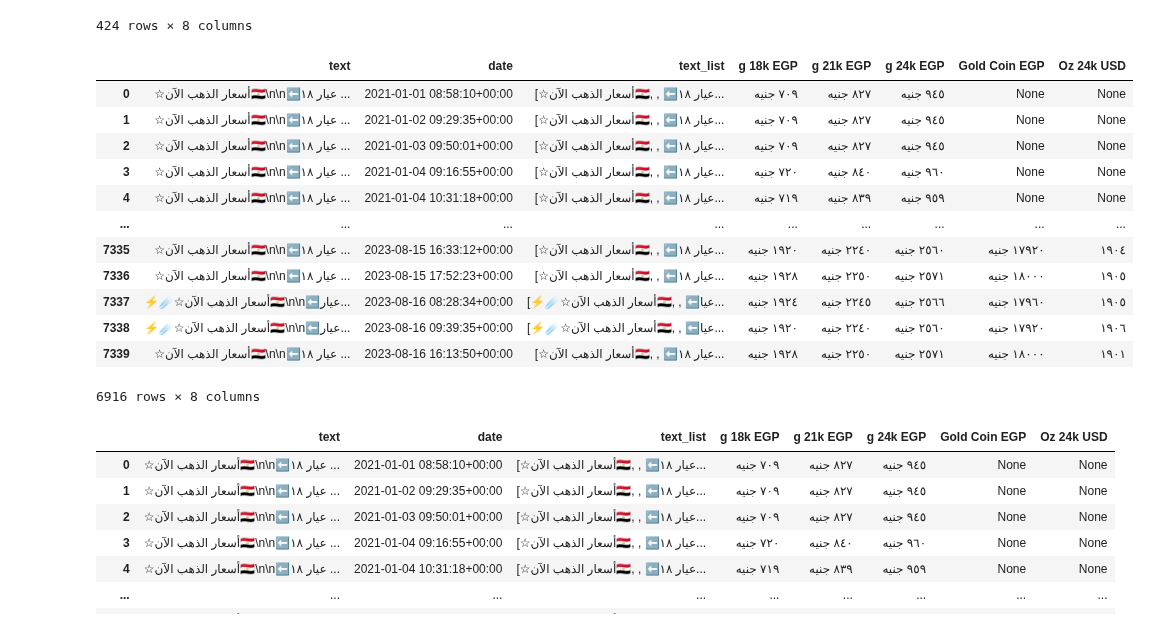
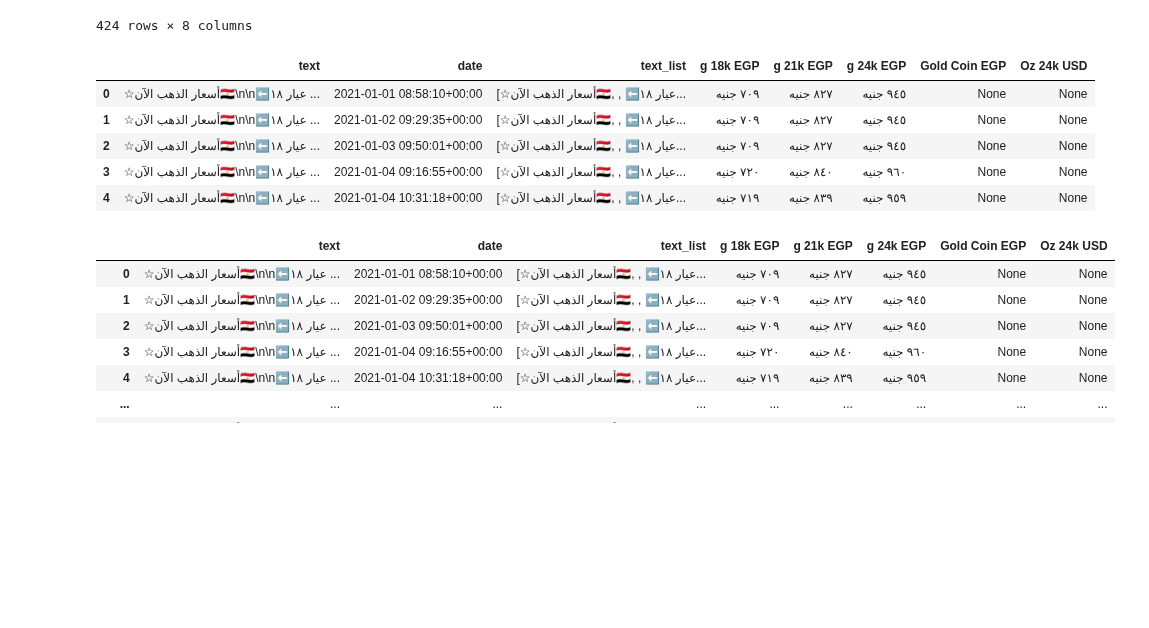
Before and after one commit to hkafrawi/Gold-USD-EGP-Analysis, a Jupyter notebook: understanding-usd-price-through-gold.ipynb, the cells around one changed output. Cells and saved outputs as stored; diff of their text form; code cells hidden in the pictures; blank space fills up the shorter version.

```diff
--- a/understanding-usd-price-through-gold.ipynb
+++ b/understanding-usd-price-through-gold.ipynb
@@ -204,21 +211,14 @@ dfv4[dfv4['g 18k EGP'].isnull()]
 # %%
 dfv5 = dfv4.drop(dfv4[dfv4['g 18k EGP'].isnull()].index,axis=0)
 # %%
-dfv5
+dfv5.head()
 # %% [output]
 |  | text | date | text_list | g 18k EGP | g 21k EGP | g 24k EGP | Gold Coin EGP | Oz 24k USD |
 | 0 | ☆أسعار الذهب الآن🇪🇬\n\n⬅️عيار ١٨ ... | 2021-01-01 08:58:10+00:00 | [☆أسعار الذهب الآن🇪🇬, , ⬅️عيار ١٨... | ٧٠٩ جنيه | ٨٢٧ جنيه | ٩٤٥ جنيه | None | None |
 | 1 | ☆أسعار الذهب الآن🇪🇬\n\n⬅️عيار ١٨ ... | 2021-01-02 09:29:35+00:00 | [☆أسعار الذهب الآن🇪🇬, , ⬅️عيار ١٨... | ٧٠٩ جنيه | ٨٢٧ جنيه | ٩٤٥ جنيه | None | None |
 | 2 | ☆أسعار الذهب الآن🇪🇬\n\n⬅️عيار ١٨ ... | 2021-01-03 09:50:01+00:00 | [☆أسعار الذهب الآن🇪🇬, , ⬅️عيار ١٨... | ٧٠٩ جنيه | ٨٢٧ جنيه | ٩٤٥ جنيه | None | None |
 | 3 | ☆أسعار الذهب الآن🇪🇬\n\n⬅️عيار ١٨ ... | 2021-01-04 09:16:55+00:00 | [☆أسعار الذهب الآن🇪🇬, , ⬅️عيار ١٨... | ٧٢٠ جنيه | ٨٤٠ جنيه | ٩٦٠ جنيه | None | None |
 | 4 | ☆أسعار الذهب الآن🇪🇬\n\n⬅️عيار ١٨ ... | 2021-01-04 10:31:18+00:00 | [☆أسعار الذهب الآن🇪🇬, , ⬅️عيار ١٨... | ٧١٩ جنيه | ٨٣٩ جنيه | ٩٥٩ جنيه | None | None |
-| ... | ... | ... | ... | ... | ... | ... | ... | ... |
-| 7335 | ☆أسعار الذهب الآن🇪🇬\n\n⬅️عيار ١٨ ... | 2023-08-15 16:33:12+00:00 | [☆أسعار الذهب الآن🇪🇬, , ⬅️عيار ١٨... | ١٩٢٠ جنيه | ٢٢٤٠ جنيه | ٢٥٦٠ جنيه | ١٧٩٢٠ جنيه | ١٩٠٤ |
-| 7336 | ☆أسعار الذهب الآن🇪🇬\n\n⬅️عيار ١٨ ... | 2023-08-15 17:52:23+00:00 | [☆أسعار الذهب الآن🇪🇬, , ⬅️عيار ١٨... | ١٩٢٨ جنيه | ٢٢٥٠ جنيه | ٢٥٧١ جنيه | ١٨٠٠٠ جنيه | ١٩٠٥ |
-| 7337 | ⚡️☄️☆أسعار الذهب الآن🇪🇬\n\n⬅️عيار... | 2023-08-16 08:28:34+00:00 | [⚡️☄️☆أسعار الذهب الآن🇪🇬, , ⬅️عيا... | ١٩٢٤ جنيه | ٢٢٤٥ جنيه | ٢٥٦٦ جنيه | ١٧٩٦٠ جنيه | ١٩٠٥ |
-| 7338 | ⚡️☄️☆أسعار الذهب الآن🇪🇬\n\n⬅️عيار... | 2023-08-16 09:39:35+00:00 | [⚡️☄️☆أسعار الذهب الآن🇪🇬, , ⬅️عيا... | ١٩٢٠ جنيه | ٢٢٤٠ جنيه | ٢٥٦٠ جنيه | ١٧٩٢٠ جنيه | ١٩٠٦ |
-| 7339 | ☆أسعار الذهب الآن🇪🇬\n\n⬅️عيار ١٨ ... | 2023-08-16 16:13:50+00:00 | [☆أسعار الذهب الآن🇪🇬, , ⬅️عيار ١٨... | ١٩٢٨ جنيه | ٢٢٥٠ جنيه | ٢٥٧١ جنيه | ١٨٠٠٠ جنيه | ١٩٠١ |
-6916 rows × 8 columns
 # %%
 dfv5[dfv5['Oz 24k USD'].isnull()]
 # %% [output]
```
Also changed, not shown: parts of 22 cells of this notebook.
